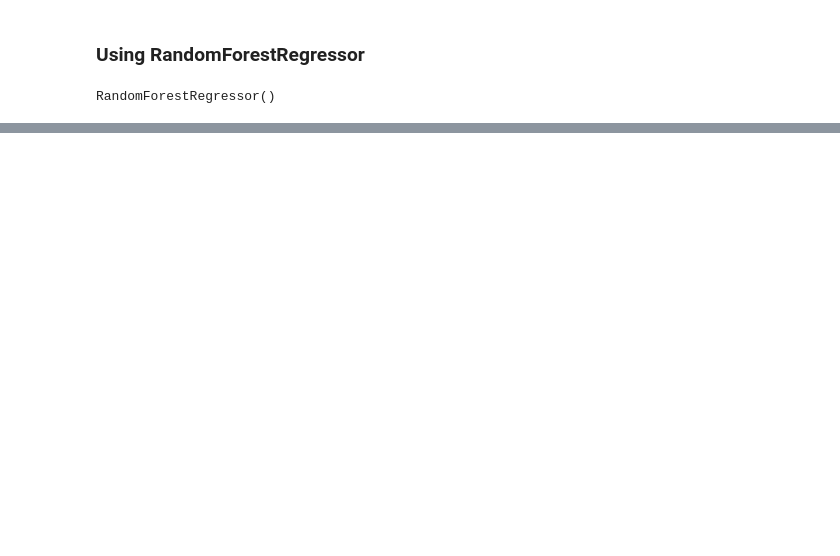
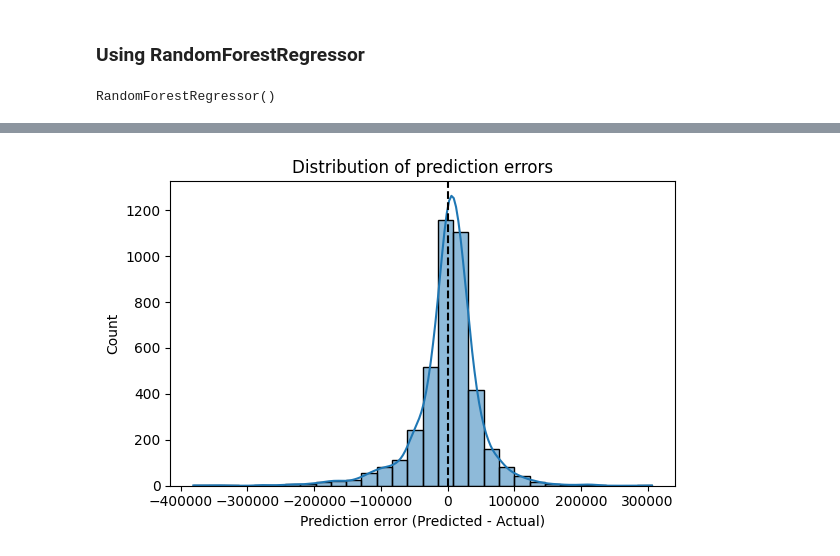
Before and after one commit to gregloos/Housing-Price-Predictor, a Jupyter notebook: main.ipynb, the cells around one changed output, grey strips where cells are left out. Drawn from its saved outputs; the diff is of its cells as text; code cells hidden in the pictures; blank space fills up the shorter version.

```diff
--- a/main.ipynb
+++ b/main.ipynb
@@ -182,0 +216,9 @@ forest.score(X_test_s, y_test)
+# %%
+results = pd.DataFrame({
+    "Actual"      : y_test,
+    "Predicted"   : y_pred,
+    "Error"       : y_pred - y_test,
+    "AbsError"    : np.abs(y_pred - y_test),
+    "PctError"    : np.abs(y_pred - y_test) / y_test  # percentage
+})
+print(results.head())
@@ -182,0 +244,10 @@ forest.score(X_test_s, y_test)
+# %%
+plt.figure(figsize=(6,4))
+sns.histplot(results["Error"], bins=30, kde=True)
+plt.axvline(0, color='k', ls='--')
+plt.title('Distribution of prediction errors')
+plt.xlabel('Prediction error (Predicted - Actual)')
+plt.tight_layout()
+plt.show()
+# %% [output]
+[figure, added]
```
Also changed, not shown: parts of 17 cells of this notebook.
